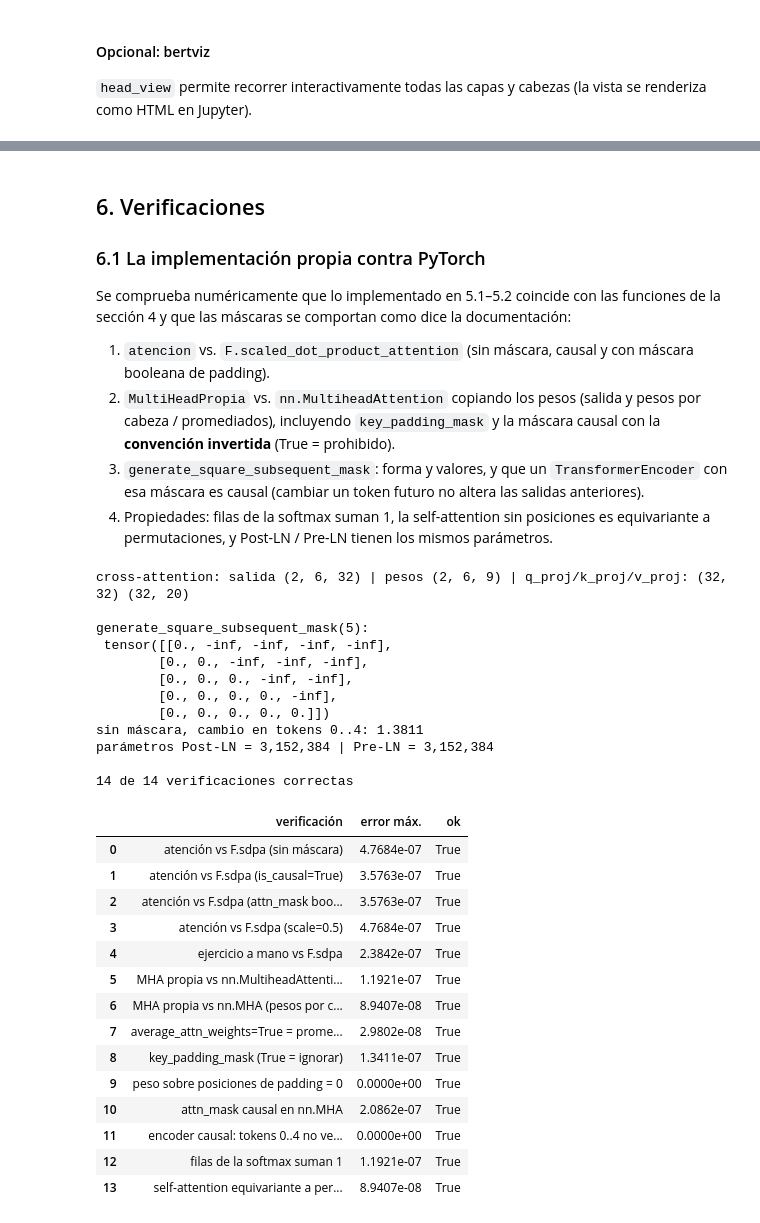
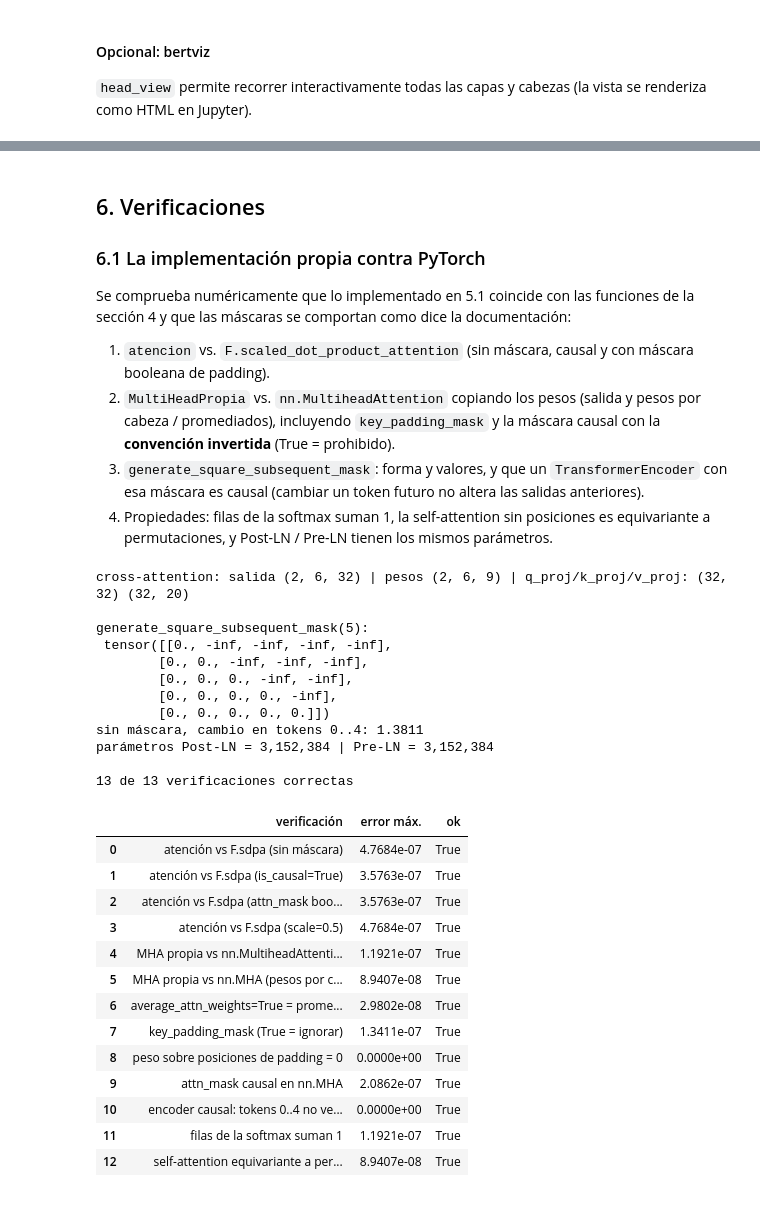
Before and after one commit to nicoCT04/Hoja_trabajo_2_DL, a Jupyter notebook: notebook/hoja2.ipynb, the cells around one changed output, grey strips where cells are left out. Drawn from its saved outputs; the diff is of its cells as text; code cells hidden in the pictures.

```diff
--- a/notebook/hoja2.ipynb
+++ b/notebook/hoja2.ipynb
@@ -203,21 +170,0 @@ reproduce cada paso con código.
-# %%
-# Matrices del ejercicio a mano.
-Q = torch.tensor([[1., 0.], [0., 1.], [1., 1.]])
-K = Q.clone()
-V = torch.tensor([[1., 2.], [3., 4.], [5., 6.]])
-d_k = Q.shape[-1]
-
-puntajes = Q @ K.T
-escalados = puntajes / math.sqrt(d_k)
-pesos = torch.softmax(escalados, dim=-1)
-salida = pesos @ V
-print('Paso 1 - QK^T:\n', puntajes.numpy())
-print('Paso 2 - QK^T / sqrt(d_k):\n', escalados.numpy().round(4))
-print('Paso 3 - softmax por fila:\n', pesos.numpy().round(4), '\n  (suma por fila:', pesos.sum(-1).numpy(), ')')
-print('Paso 4 - salida A V:\n', salida.numpy().round(4))
-
-# Versión causal: -inf encima de la diagonal antes de la softmax.
-mascara = torch.triu(torch.ones(3, 3, dtype=torch.bool), diagonal=1)
-pesos_c = torch.softmax(escalados.masked_fill(mascara, float('-inf')), dim=-1)
-print('\nCausal - pesos:\n', pesos_c.numpy().round(4))
-print('Causal - salida:\n', (pesos_c @ V).numpy().round(4))
@@ -1008,7 +939,7 @@ except ImportError:
 
 ### 6.1 La implementación propia contra PyTorch
 
-Se comprueba numéricamente que lo implementado en 5.1–5.2 coincide con las funciones de la sección 4 y que las
+Se comprueba numéricamente que lo implementado en 5.1 coincide con las funciones de la sección 4 y que las
 máscaras se comportan como dice la documentación:
 
 1. `atencion` vs. `F.scaled_dot_product_attention` (sin máscara, causal y con máscara booleana de padding).
@@ -1035,7 +966,6 @@ registrar('atención vs F.sdpa (attn_mask booleana)', atencion(q, k, v, mascara=
           F.scaled_dot_product_attention(q, k, v, attn_mask=pad))
 registrar('atención vs F.sdpa (scale=0.5)', atencion(q, k, v, escala=0.5)[0],
           F.scaled_dot_product_attention(q, k, v, scale=0.5))
-registrar('ejercicio a mano vs F.sdpa', salida, F.scaled_dot_product_attention(Q, K, V))
 
 # 2. MultiHeadPropia vs nn.MultiheadAttention con los mismos pesos
 d_model, h = 32, 4
@@ -1084,44 +1014,43 @@ with torch.no_grad():
 with torch.no_grad():
     _, p = atencion(q, k, v)
     registrar('filas de la softmax suman 1', p.sum(-1), torch.ones_like(p.sum(-1)))
     perm = torch.randperm(6)
     registrar('self-attention equivariante a permutaciones', mia(x[:, perm])[0], mia(x)[0][:, perm])
 post = nn.TransformerEncoderLayer(512, 8, norm_first=False); pre = nn.TransformerEncoderLayer(512, 8, norm_first=True)
 n_post, n_pre = (sum(t.numel() for t in c.parameters()) for c in (post, pre))
 print(f'parámetros Post-LN = {n_post:,} | Pre-LN = {n_pre:,}')
 
 verif_df = pd.DataFrame(verif)
 verif_df.to_csv(os.path.join(REPORTS, 'verificaciones.csv'), index=False)
 print(f"\n{verif_df.ok.sum()} de {len(verif_df)} verificaciones correctas")
 verif_df
 # %% [output]
 cross-attention: salida (2, 6, 32) | pesos (2, 6, 9) | q_proj/k_proj/v_proj: (32, 32) (32, 20)
 
 generate_square_subsequent_mask(5):
  tensor([[0., -inf, -inf, -inf, -inf],
         [0., 0., -inf, -inf, -inf],
         [0., 0., 0., -inf, -inf],
         [0., 0., 0., 0., -inf],
         [0., 0., 0., 0., 0.]])
 sin máscara, cambio en tokens 0..4: 1.3811
 parámetros Post-LN = 3,152,384 | Pre-LN = 3,152,384
 
-14 de 14 verificaciones correctas
+13 de 13 verificaciones correctas
 |  | verificación | error máx. | ok |
 | 0 | atención vs F.sdpa (sin máscara) | 4.7684e-07 | True |
 | 1 | atención vs F.sdpa (is_causal=True) | 3.5763e-07 | True |
 | 2 | atención vs F.sdpa (attn_mask boo... | 3.5763e-07 | True |
 | 3 | atención vs F.sdpa (scale=0.5) | 4.7684e-07 | True |
-| 4 | ejercicio a mano vs F.sdpa | 2.3842e-07 | True |
-| 5 | MHA propia vs nn.MultiheadAttenti... | 1.1921e-07 | True |
-| 6 | MHA propia vs nn.MHA (pesos por c... | 8.9407e-08 | True |
-| 7 | average_attn_weights=True = prome... | 2.9802e-08 | True |
-| 8 | key_padding_mask (True = ignorar) | 1.3411e-07 | True |
-| 9 | peso sobre posiciones de padding = 0 | 0.0000e+00 | True |
-| 10 | attn_mask causal en nn.MHA | 2.0862e-07 | True |
-| 11 | encoder causal: tokens 0..4 no ve... | 0.0000e+00 | True |
-| 12 | filas de la softmax suman 1 | 1.1921e-07 | True |
-| 13 | self-attention equivariante a per... | 8.9407e-08 | True |
+| 4 | MHA propia vs nn.MultiheadAttenti... | 1.1921e-07 | True |
+| 5 | MHA propia vs nn.MHA (pesos por c... | 8.9407e-08 | True |
+| 6 | average_attn_weights=True = prome... | 2.9802e-08 | True |
+| 7 | key_padding_mask (True = ignorar) | 1.3411e-07 | True |
+| 8 | peso sobre posiciones de padding = 0 | 0.0000e+00 | True |
+| 9 | attn_mask causal en nn.MHA | 2.0862e-07 | True |
+| 10 | encoder causal: tokens 0..4 no ve... | 0.0000e+00 | True |
+| 11 | filas de la softmax suman 1 | 1.1921e-07 | True |
+| 12 | self-attention equivariante a per... | 8.9407e-08 | True |
 # %% [markdown]
 ## 7. Discusión y análisis
 
```
Also changed, not shown: parts of 11 cells of this notebook, 5 other files.
